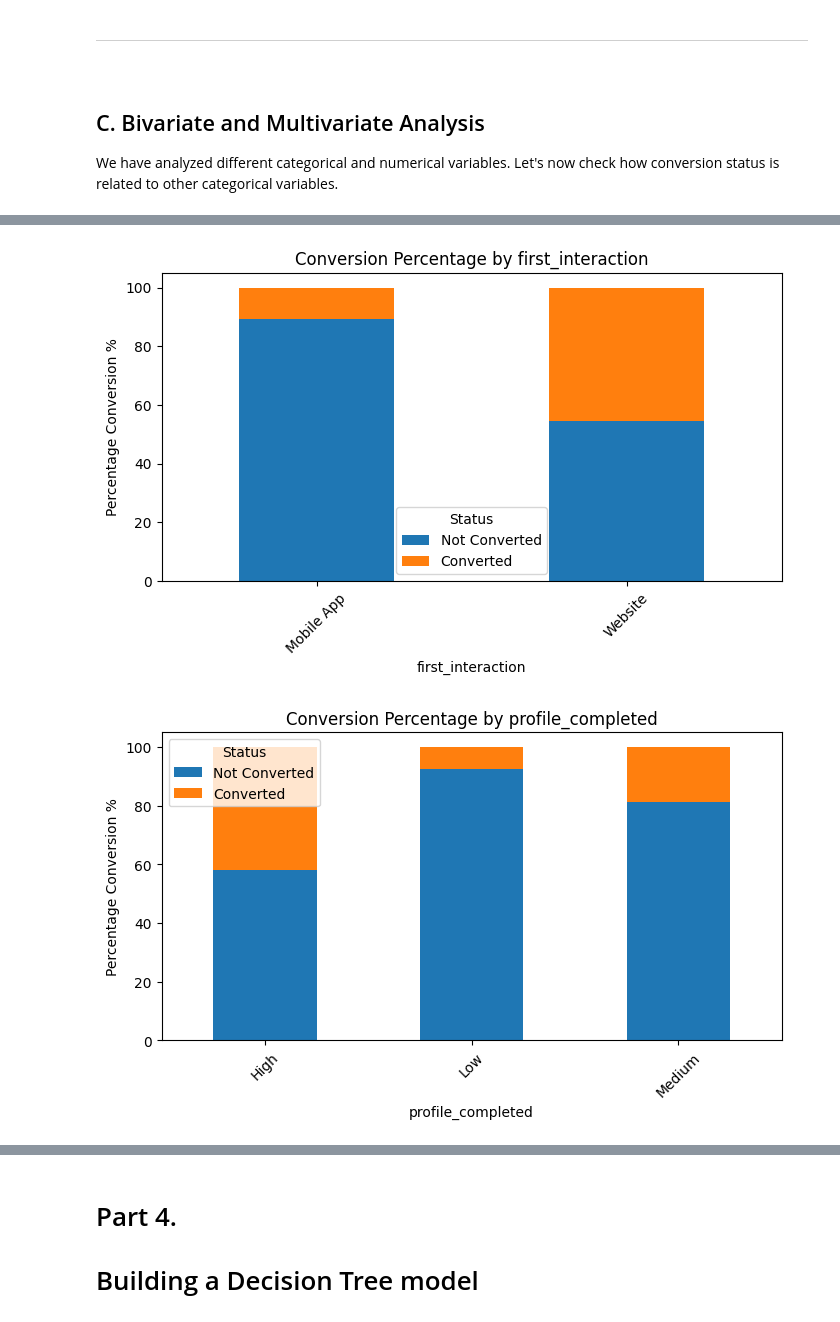
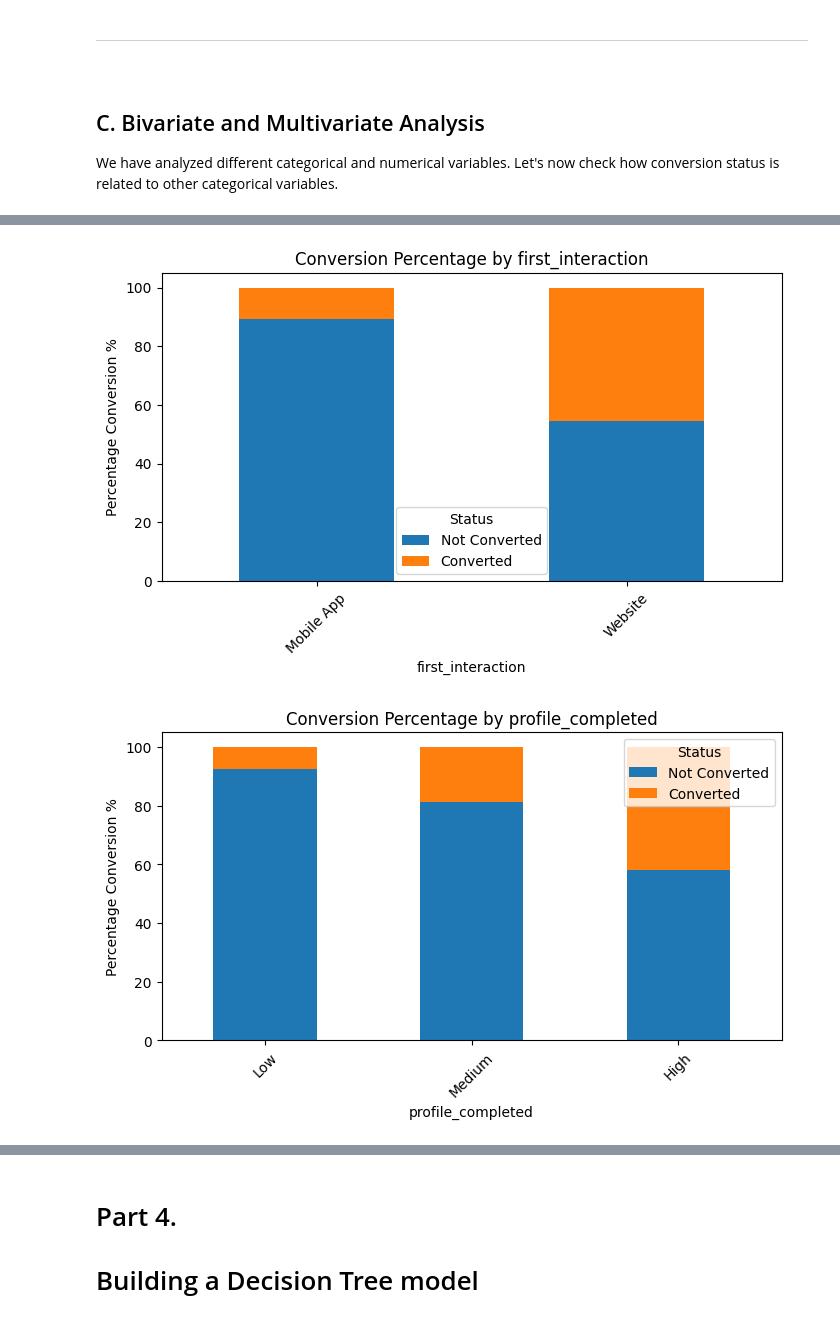
Before and after one commit to kaizengrowth/machine_learning_projects, a Jupyter notebook: KaitlinCort_MIT_RandomForest_GridSearchCSV.ipynb, the cells around one changed output, grey strips where cells are left out. Saved outputs shown, nothing was run; the diff lists cells and outputs as text; code cells hidden in the pictures.

```diff
--- a/KaitlinCort_MIT_RandomForest_GridSearchCSV.ipynb
+++ b/KaitlinCort_MIT_RandomForest_GridSearchCSV.ipynb
@@ -639,6 +797,11 @@ We have analyzed different categorical and numerical variables. Let's now check
 for i in cat_cols:
     if i != 'status':
         crosstab_df = pd.crosstab(df[i], df['status'], normalize='index') * 100
+
+        # Sort the DataFrame by the 'Converted' percentage ('Converted' is labeled as '1')
+        crosstab_df = crosstab_df.sort_values(by=1)
+
+        # Plot the sorted DataFrame
         crosstab_df.plot(kind='bar', figsize=(8, 4), stacked=True)
         plt.ylabel('Percentage Conversion %')
         plt.xlabel(i)
@@ -651,2 +814,2 @@ for i in cat_cols:
 [figure]
-[figure, old version]
+[figure, new version]
```
Also changed, not shown: parts of 60 cells of this notebook.
